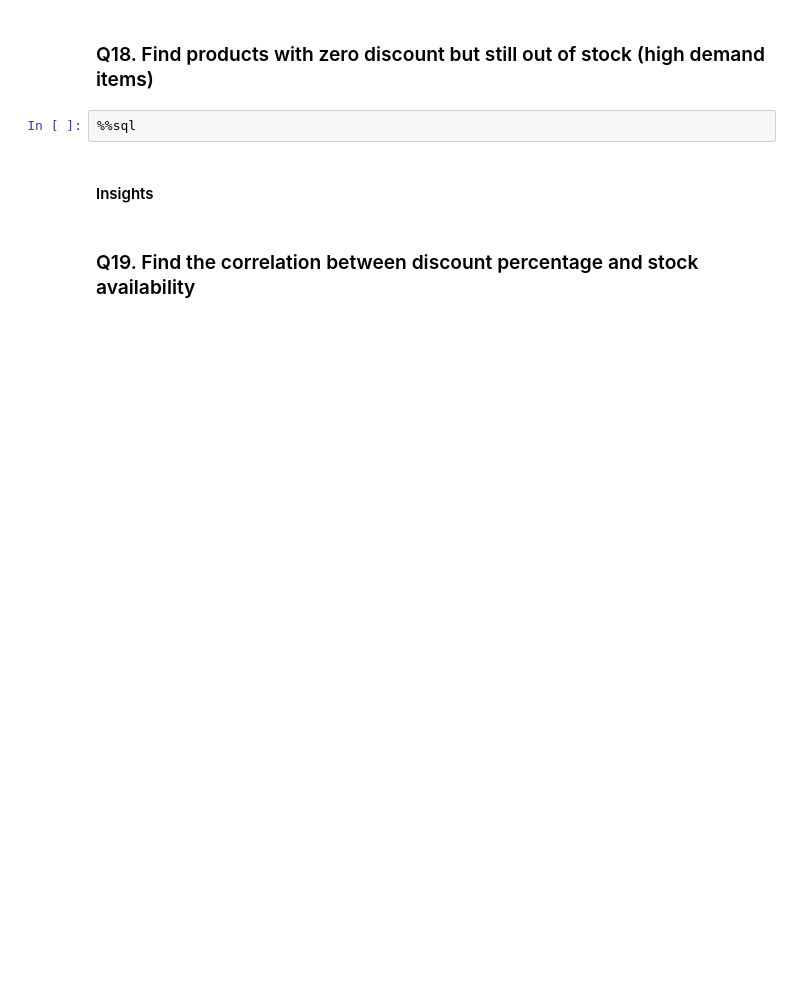
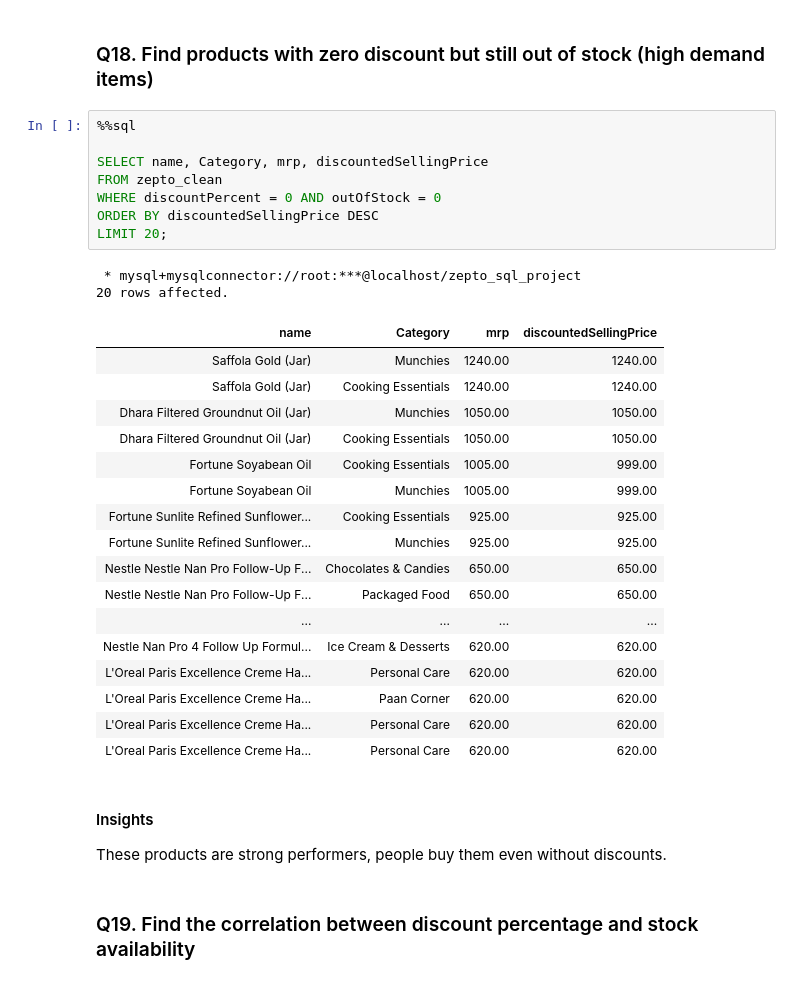
Before and after one commit to S8naK/E-Commerce-Inventory-Analysis, a Jupyter notebook: zepto_inventory_analysis.ipynb, the cells around one changed output. Drawn from its saved outputs; the diff is of its cells as text; blank space fills up the shorter version.

```diff
--- a/zepto_inventory_analysis.ipynb
+++ b/zepto_inventory_analysis.ipynb
@@ -582,8 +853,35 @@ ORDER BY Category, mrp DESC, name;
 ### Q18. Find products with zero discount but still out of stock (high demand items)
 # %%
 %%sql
+
+SELECT name, Category, mrp, discountedSellingPrice
+FROM zepto_clean
+WHERE discountPercent = 0 AND outOfStock = 0
+ORDER BY discountedSellingPrice DESC
+LIMIT 20;
+# %% [output]
+ * mysql+mysqlconnector://root:***@localhost/zepto_sql_project
+20 rows affected.
+| name | Category | mrp | discountedSellingPrice |
+| Saffola Gold (Jar) | Munchies | 1240.00 | 1240.00 |
+| Saffola Gold (Jar) | Cooking Essentials | 1240.00 | 1240.00 |
+| Dhara Filtered Groundnut Oil (Jar) | Munchies | 1050.00 | 1050.00 |
+| Dhara Filtered Groundnut Oil (Jar) | Cooking Essentials | 1050.00 | 1050.00 |
+| Fortune Soyabean Oil | Cooking Essentials | 1005.00 | 999.00 |
+| Fortune Soyabean Oil | Munchies | 1005.00 | 999.00 |
+| Fortune Sunlite Refined Sunflower... | Cooking Essentials | 925.00 | 925.00 |
+| Fortune Sunlite Refined Sunflower... | Munchies | 925.00 | 925.00 |
+| Nestle Nestle Nan Pro Follow-Up F... | Chocolates & Candies | 650.00 | 650.00 |
+| Nestle Nestle Nan Pro Follow-Up F... | Packaged Food | 650.00 | 650.00 |
+| ... | ... | ... | ... |
+| Nestle Nan Pro 4 Follow Up Formul... | Ice Cream & Desserts | 620.00 | 620.00 |
+| L'Oreal Paris Excellence Creme Ha... | Personal Care | 620.00 | 620.00 |
+| L'Oreal Paris Excellence Creme Ha... | Paan Corner | 620.00 | 620.00 |
+| L'Oreal Paris Excellence Creme Ha... | Personal Care | 620.00 | 620.00 |
+| L'Oreal Paris Excellence Creme Ha... | Personal Care | 620.00 | 620.00 |
 # %% [markdown]
 #### Insights
+These products are strong performers, people buy them even without discounts.
 # %% [markdown]
 ### Q19. Find the correlation between discount percentage and stock availability
 # %%
```
Also changed, not shown: parts of 25 cells of this notebook, 1 other file.
